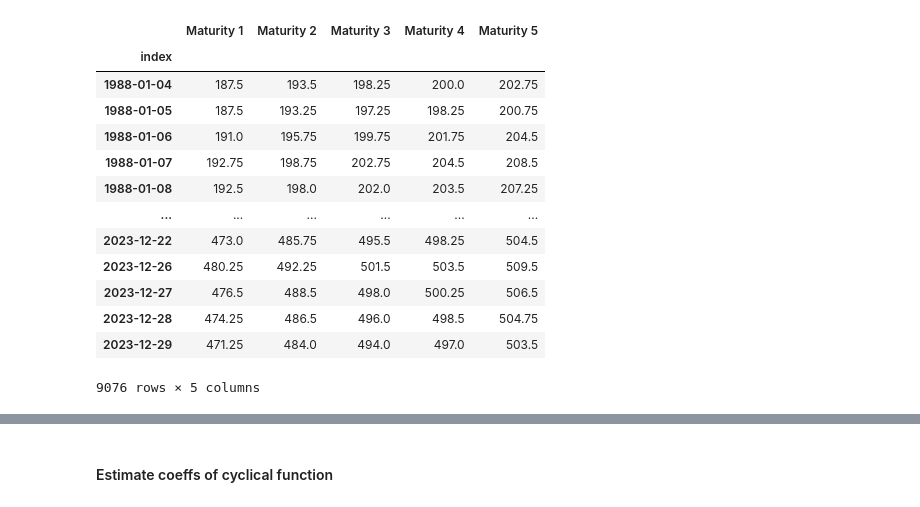
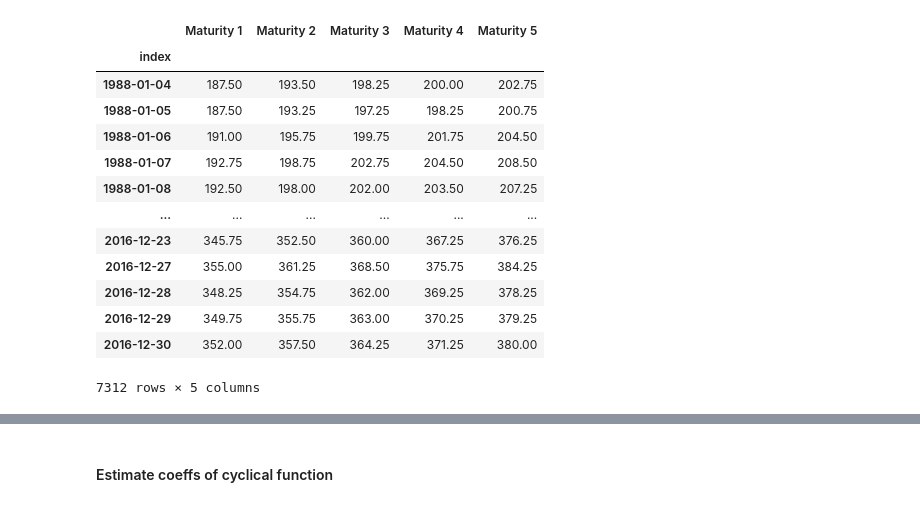
Before and after one commit to NaimLehbiben/Gestion-Quantitative, a Jupyter notebook: wavelet.ipynb, the cells around one changed output, grey strips where cells are left out. Saved outputs shown, nothing was run; the diff lists cells and outputs as text; code cells hidden in the pictures.

```diff
--- a/wavelet.ipynb
+++ b/wavelet.ipynb
@@ -1,26 +1,36 @@
 # %%
 import pandas as pd
 import numpy as np
 from matplotlib import pyplot as plt
 import pywt
-from denoised_series import denoise_all_signal, plot_comparison
+from denoised_series import denoise_all_signal, plot_comparaison ,plot_comparaison2
 
-panel_data_df = pd.read_pickle('data/panel_data.pkl')
-panel_data_df.set_index("index", inplace=True)
-panel_data_df.index = pd.to_datetime(panel_data_df.index)
+df = pd.read_pickle('src/data/panel_data.pkl')
+df["index"] = pd.to_datetime(df["index"])
+
+outlier_dates = [pd.Timestamp('2001-09-11')]
+df = df[~df['index'].isin(outlier_dates)]
+
+df = df[(df['index'] >= '1988-01-01') & (df['index'] <= '2017-01-01')]
+
+for col in df.columns[1:]:
+    df[col] = pd.to_numeric(df[col], errors='coerce')
+
+df.set_index('index', inplace=True)
+panel_data_df = df
 panel_data_df
 # %% [output]
 |  | Maturity 1 | Maturity 2 | Maturity 3 | Maturity 4 | Maturity 5 |
 | index |  |  |  |  |  |
-| 1988-01-04 | 187.5 | 193.5 | 198.25 | 200.0 | 202.75 |
-| 1988-01-05 | 187.5 | 193.25 | 197.25 | 198.25 | 200.75 |
-| 1988-01-06 | 191.0 | 195.75 | 199.75 | 201.75 | 204.5 |
-| 1988-01-07 | 192.75 | 198.75 | 202.75 | 204.5 | 208.5 |
-| 1988-01-08 | 192.5 | 198.0 | 202.0 | 203.5 | 207.25 |
+| 1988-01-04 | 187.50 | 193.50 | 198.25 | 200.00 | 202.75 |
+| 1988-01-05 | 187.50 | 193.25 | 197.25 | 198.25 | 200.75 |
+| 1988-01-06 | 191.00 | 195.75 | 199.75 | 201.75 | 204.50 |
+| 1988-01-07 | 192.75 | 198.75 | 202.75 | 204.50 | 208.50 |
+| 1988-01-08 | 192.50 | 198.00 | 202.00 | 203.50 | 207.25 |
 | ... | ... | ... | ... | ... | ... |
-| 2023-12-22 | 473.0 | 485.75 | 495.5 | 498.25 | 504.5 |
-| 2023-12-26 | 480.25 | 492.25 | 501.5 | 503.5 | 509.5 |
-| 2023-12-27 | 476.5 | 488.5 | 498.0 | 500.25 | 506.5 |
-| 2023-12-28 | 474.25 | 486.5 | 496.0 | 498.5 | 504.75 |
-| 2023-12-29 | 471.25 | 484.0 | 494.0 | 497.0 | 503.5 |
+| 2016-12-23 | 345.75 | 352.50 | 360.00 | 367.25 | 376.25 |
+| 2016-12-27 | 355.00 | 361.25 | 368.50 | 375.75 | 384.25 |
+| 2016-12-28 | 348.25 | 354.75 | 362.00 | 369.25 | 378.25 |
+| 2016-12-29 | 349.75 | 355.75 | 363.00 | 370.25 | 379.25 |
+| 2016-12-30 | 352.00 | 357.50 | 364.25 | 371.25 | 380.00 |
-9076 rows × 5 columns
+7312 rows × 5 columns
```
Also changed, not shown: parts of 10 cells of this notebook, 5 other files.
